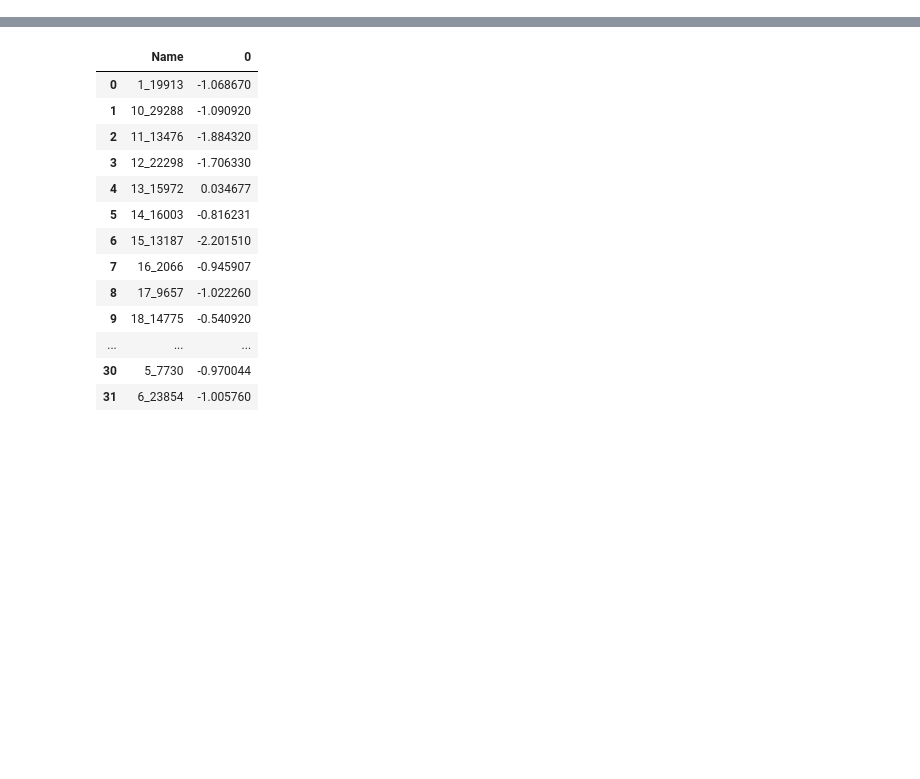
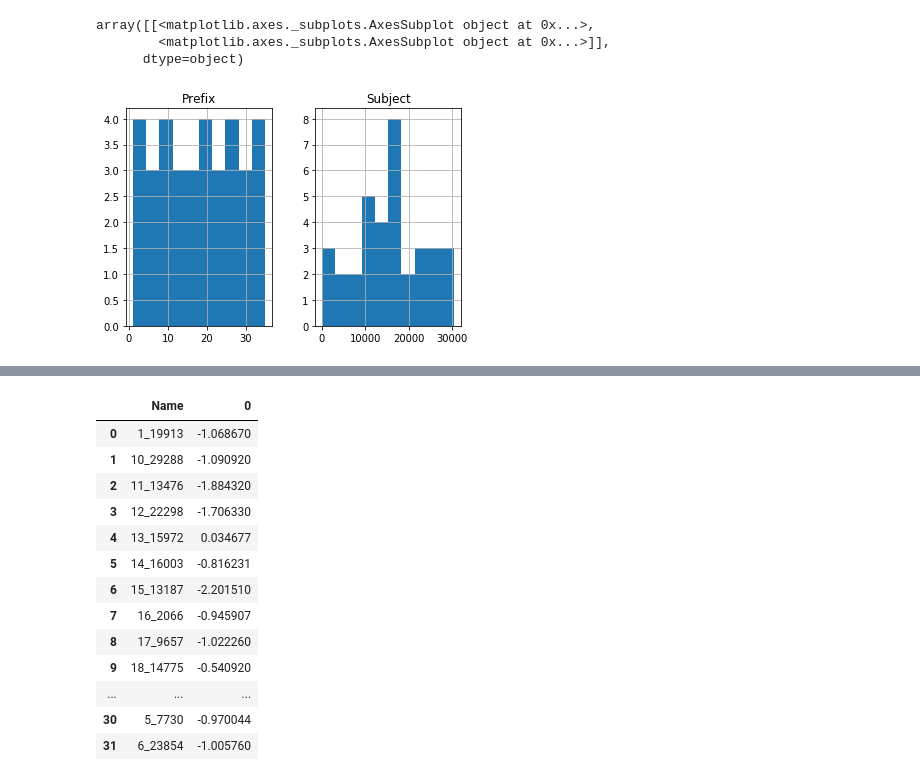
Before and after one commit to animesh/notebooks, a Jupyter notebook: lymphomaTF.ipynb, the cells around one changed output, grey strips where cells are left out. Saved outputs shown, nothing was run; the diff lists cells and outputs as text; code cells hidden in the pictures; blank space fills up the shorter version.

```diff
--- a/lymphomaTF.ipynb
+++ b/lymphomaTF.ipynb
@@ -21,0 +25,10 @@ total 36M
+# %%
+import pandas
+%matplotlib inline
+nm = pandas.read_table(cwd+"/"+inpD+"/Groups.txt")
+nm.hist()
+# %% [output]
+array([[<matplotlib.axes._subplots.AxesSubplot object at 0x...>,
+        <matplotlib.axes._subplots.AxesSubplot object at 0x...>]],
+      dtype=object)
+[figure, added]
```
Also changed, not shown: parts of 9 cells of this notebook, 3 other files.
